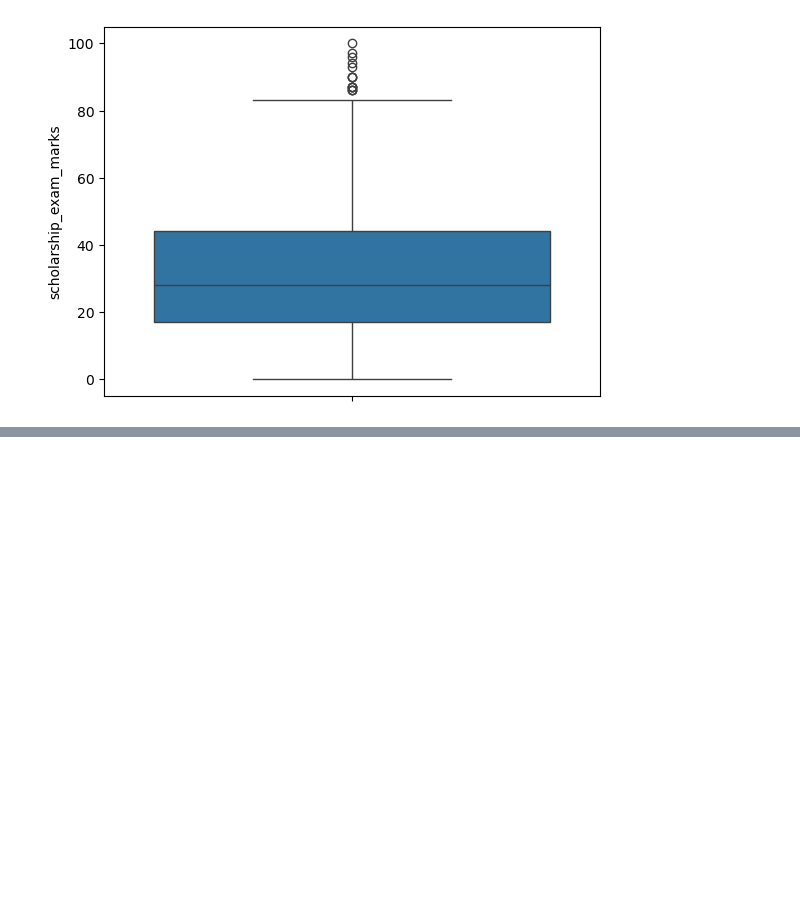
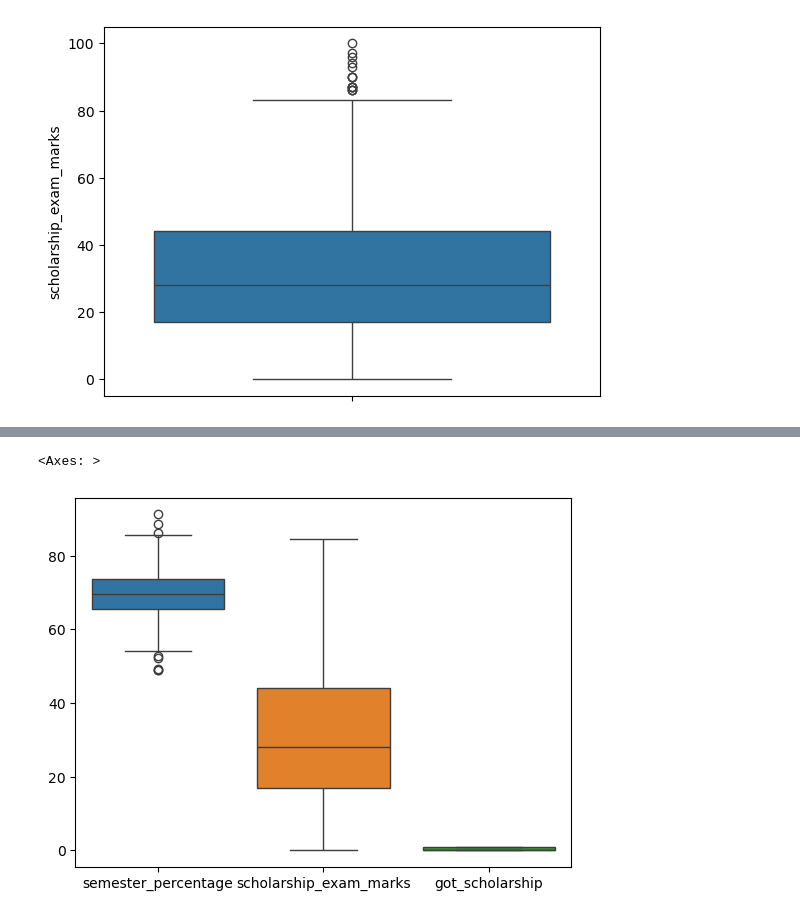
Before and after one commit to QuantumUNDEF/DataScience, a Jupyter notebook: FOUNDATION OF DATA ANALYSIS/Data Analysis With Python/Data cleaning/Outliers/Outliers(IQR).ipynb, the cells around one changed output, grey strips where cells are left out. Saved outputs shown, nothing was run; the diff lists cells and outputs as text; code cells hidden in the pictures; blank space fills up the shorter version.

```diff
--- a/FOUNDATION OF DATA ANALYSIS/Data Analysis With Python/Data cleaning/Outliers/Outliers(IQR).ipynb
+++ b/FOUNDATION OF DATA ANALYSIS/Data Analysis With Python/Data cleaning/Outliers/Outliers(IQR).ipynb
@@ -72,7 +106,5 @@ NameError: name 'df' is not defined
 # %%
 #capping
 new_data2 = data.copy()
-new_data2["scholarship_exam_marks"] = np.where(data["scholarship_exam_marks"]>max,
-         max,
-         np.where(data["scholarship_exam_marks"]<min,min, data["scholarship_exam_marks"]))
+data["scholarship_exam_marks"] = np.where(data["scholarship_exam_marks"]>max, max,np.where(data["scholarship_exam_marks"]<min, min, data["scholarship_exam_marks"]))
 # %%
@@ -81,0 +126,5 @@ new_data2["scholarship_exam_marks"].describe()
+# %%
+sns.boxplot(data)
+# %% [output]
+<Axes: >
+[figure, added]
```
Also changed, not shown: parts of 6 cells of this notebook, 1 other file.
